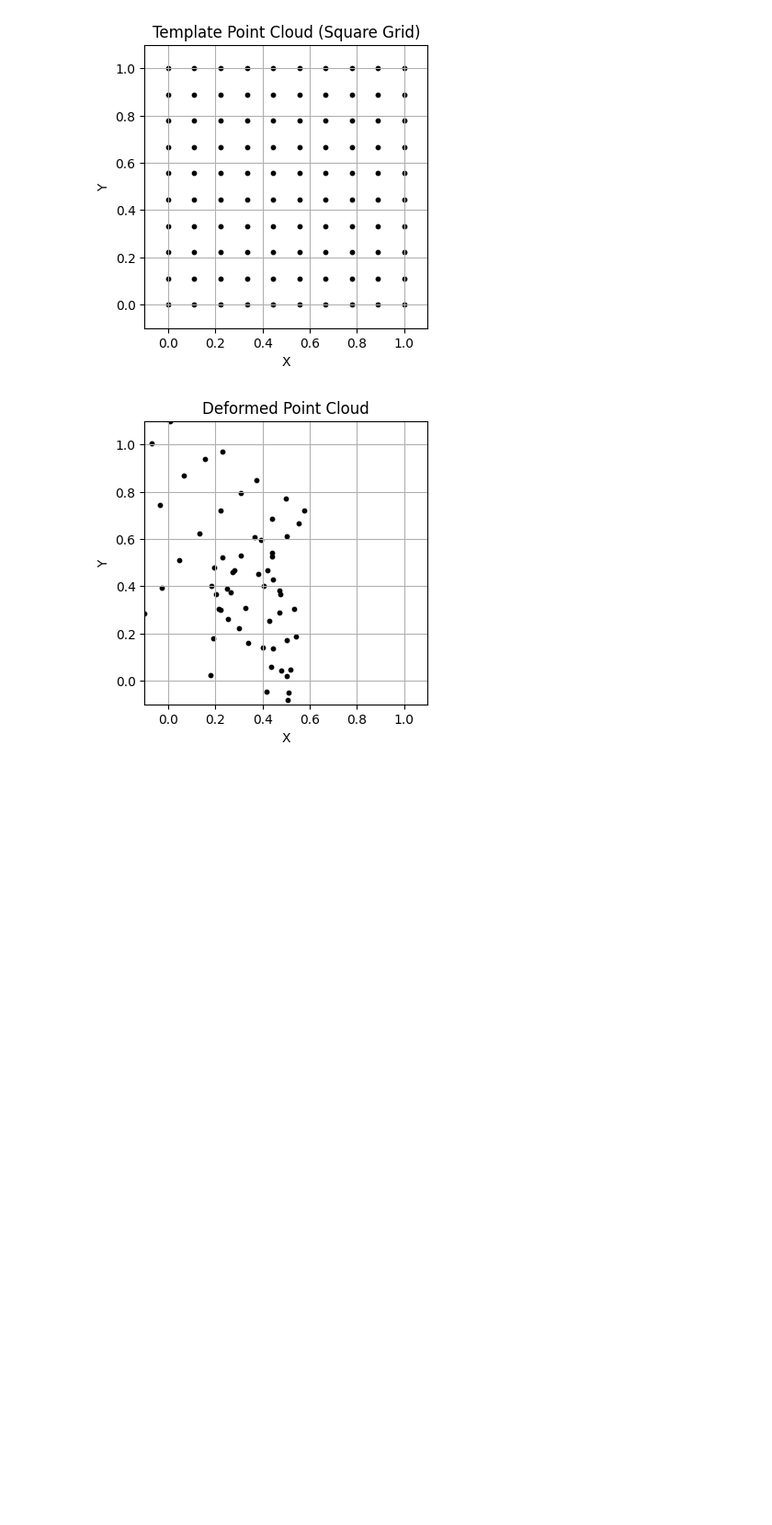
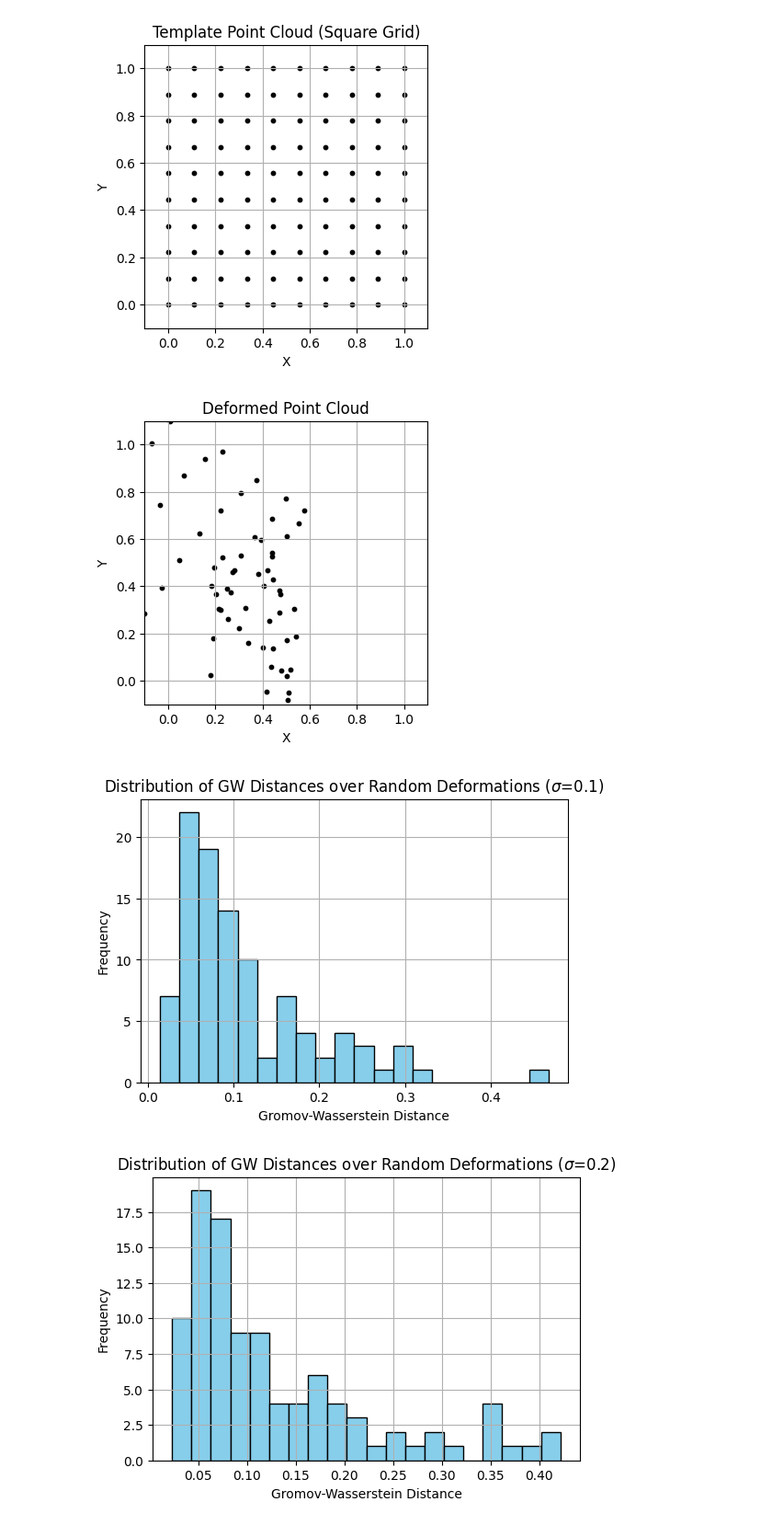
Before and after one commit to RocioDM/GW_BCM, a Jupyter notebook: 20-Experiment.ipynb, the cells around one changed output. Shown: that part at 92% size. Drawn from its saved outputs; the diff is of its cells as text; code cells hidden in the pictures; blank space fills up the shorter version.

```diff
--- a/20-Experiment.ipynb
+++ b/20-Experiment.ipynb
@@ -67,6 +67,12 @@ def plot_point_cloud(pts, title='Point Cloud'):
     plt.gca().set_aspect('equal', adjustable='box')
     plt.grid()
     plt.show()
+
+def compute_distance_matrix(pts):
+    """Compute pairwise Euclidean distance matrix for pts."""
+    diff = pts[:, None, :] - pts[None, :, :]  # (N, N, 2)
+    dist_matrix = np.sqrt(np.sum(diff**2, axis=-1))  # (N, N)
+    return dist_matrix
 # %% [markdown]
 # Generate
 # %%
@@ -114,3 +120,40 @@ deformed_pts, disp, ctrl_pts, ctrl_disp = random_rbf_deformation(
 plot_point_cloud(deformed_pts, title='Deformed Point Cloud')
 # %% [output]
 [figure]
+# %%
+# ----------------------------------------------
+# Explore distribution of GW distances over multiple runs to test how the deformation varies the GW distance
+# ----------------------------------------------
+
+sigma = 0.2
+num_control = 5
+max_disp = 2.0
+
+for sigma in [0.1, 0.2, 0.3, 0.4, 0.5]:
+    gw_dist_list = np.zeros(100)
+    template_dist_matrix = compute_distance_matrix(template_pts)
+    for i in range(len(gw_dist_list)):
+        deformed_pts, disp, ctrl_pts, ctrl_disp = random_rbf_deformation(
+        template_pts,
+        num_ctrl=10,
+        sigma=0.2,
+        max_disp=1,
+        )
+        gw_dist_list[i] = ot.gromov.gromov_wasserstein2(
+            compute_distance_matrix(deformed_pts),
+            template_dist_matrix,
+            ot.unif(deformed_pts.shape[0]),
+            ot.unif(template_pts.shape[0]),
+            'square_loss'
+        )
+
+    plt.figure(figsize=(6,4))
+    plt.hist(gw_dist_list, bins=20, color='skyblue', edgecolor='k')
+    plt.xlabel('Gromov-Wasserstein Distance')
+    plt.ylabel('Frequency')
+    plt.title(rf'Distribution of GW Distances over Random Deformations ($\sigma$={sigma})')
+    plt.grid()
+    plt.show()
+# %% [output]
+[figure, added]
+[figure, added]
```
Also changed, not shown: parts of 4 cells of this notebook.
